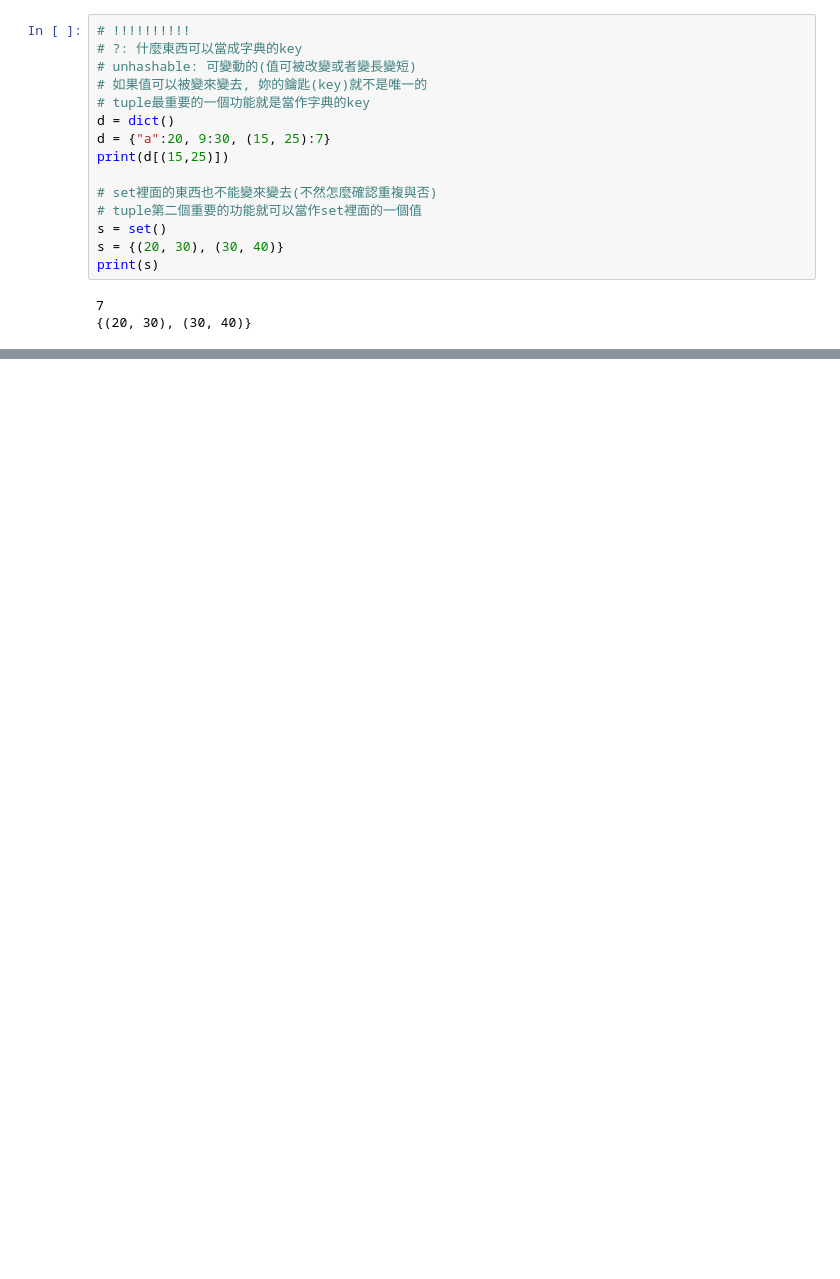
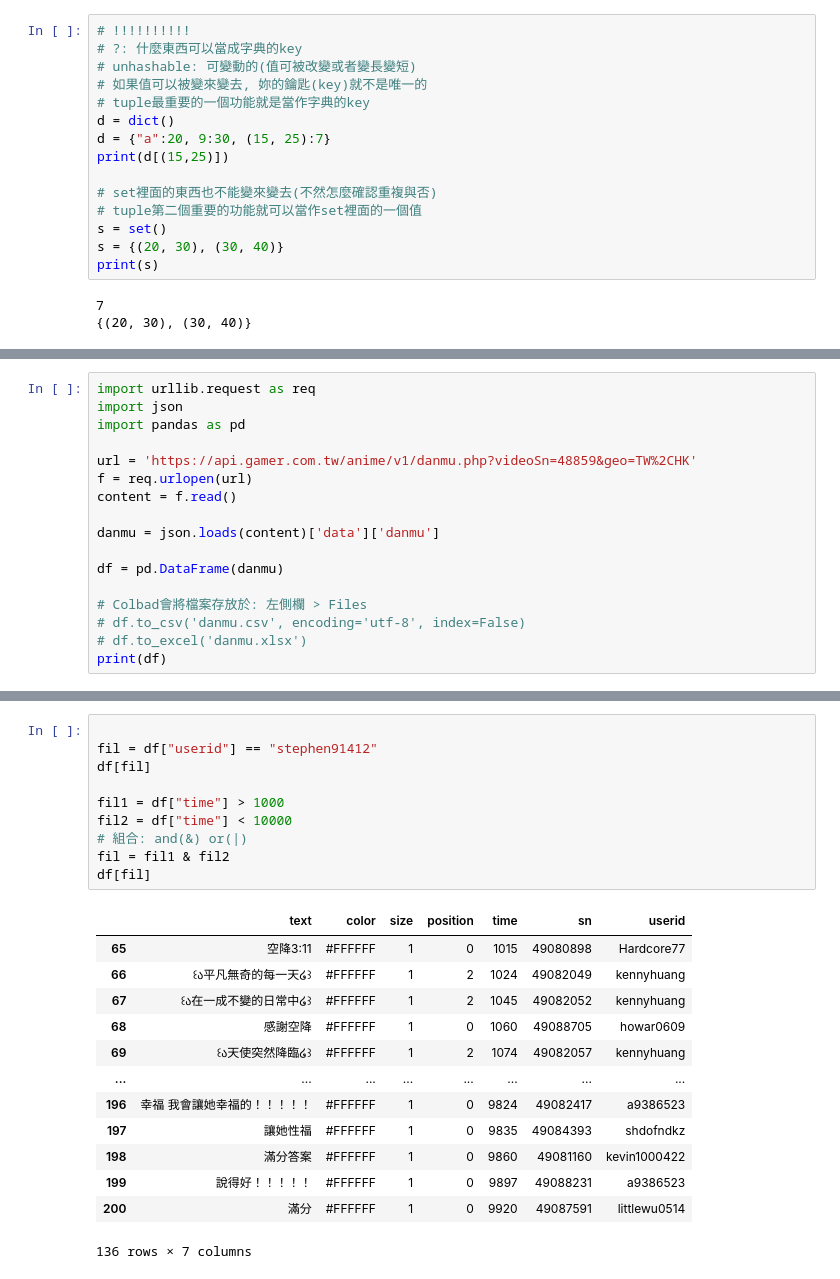
Before and after one commit to wanghsingchuan/tibame_aws_20260423, a Jupyter notebook: lab1.ipynb, the cells around one changed output, grey strips where cells are left out. Drawn from its saved outputs; the diff is of its cells as text; blank space fills up the shorter version.

```diff
--- a/lab1.ipynb
+++ b/lab1.ipynb
@@ -514,0 +539,17 @@ print(s)
+# %%
+import urllib.request as req
+import json
+import pandas as pd
+
+url = 'https://api.gamer.com.tw/anime/v1/danmu.php?videoSn=48859&geo=TW%2CHK'
+f = req.urlopen(url)
+content = f.read()
+
+danmu = json.loads(content)['data']['danmu']
+
+df = pd.DataFrame(danmu)
+
+# Colbad會將檔案存放於: 左側欄 > Files
+# df.to_csv('danmu.csv', encoding='utf-8', index=False)
+# df.to_excel('danmu.xlsx')
+print(df)
@@ -514,0 +587,24 @@ print(s)
+# %%
+
+fil = df["userid"] == "stephen91412"
+df[fil]
+
+fil1 = df["time"] > 1000
+fil2 = df["time"] < 10000
+# 組合: and(&) or(|)
+fil = fil1 & fil2
+df[fil]
+# %% [output]
+|  | text | color | size | position | time | sn | userid |
+| 65 | 空降3:11 | #FFFFFF | 1 | 0 | 1015 | 49080898 | Hardcore77 |
+| 66 | ꒰ა平凡無奇的每一天໒꒱ | #FFFFFF | 1 | 2 | 1024 | 49082049 | kennyhuang |
+| 67 | ꒰ა在一成不變的日常中໒꒱ | #FFFFFF | 1 | 2 | 1045 | 49082052 | kennyhuang |
+| 68 | 感謝空降 | #FFFFFF | 1 | 0 | 1060 | 49088705 | howar0609 |
+| 69 | ꒰ა天使突然降臨໒꒱ | #FFFFFF | 1 | 2 | 1074 | 49082057 | kennyhuang |
+| ... | ... | ... | ... | ... | ... | ... | ... |
+| 196 | 幸福 我會讓她幸福的！！！！！ | #FFFFFF | 1 | 0 | 9824 | 49082417 | a9386523 |
+| 197 | 讓她性福 | #FFFFFF | 1 | 0 | 9835 | 49084393 | shdofndkz |
+| 198 | 滿分答案 | #FFFFFF | 1 | 0 | 9860 | 49081160 | kevin1000422 |
+| 199 | 說得好！！！！！ | #FFFFFF | 1 | 0 | 9897 | 49088231 | a9386523 |
+| 200 | 滿分 | #FFFFFF | 1 | 0 | 9920 | 49087591 | littlewu0514 |
+136 rows × 7 columns
```
Also changed, not shown: parts of 10 cells of this notebook.
